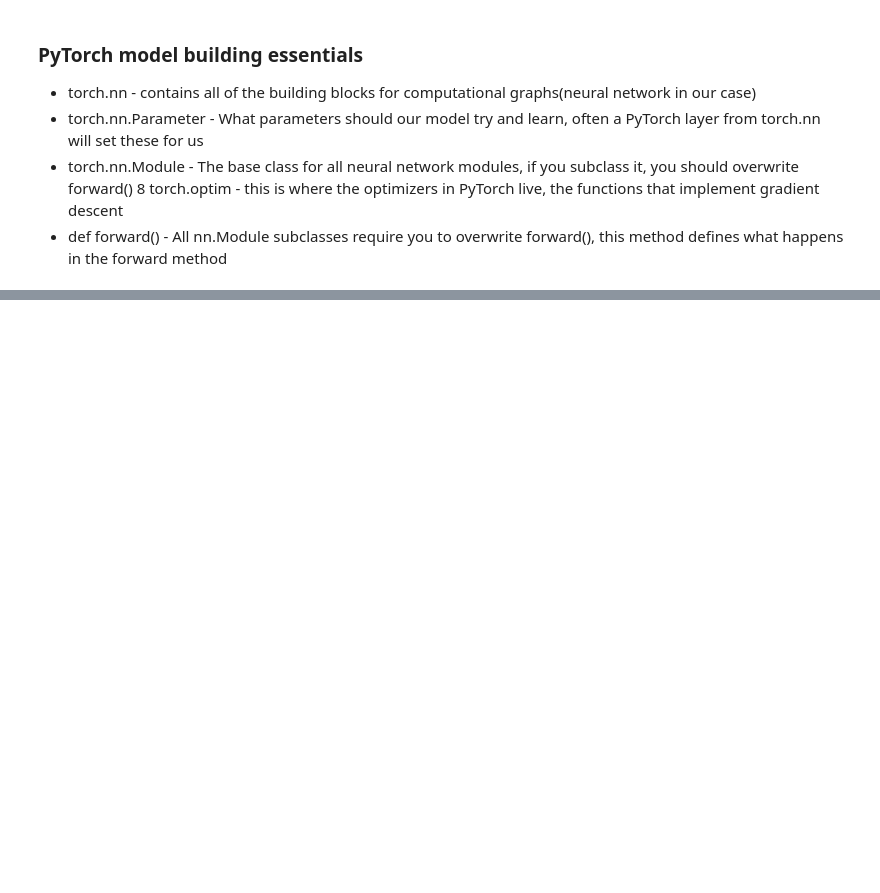
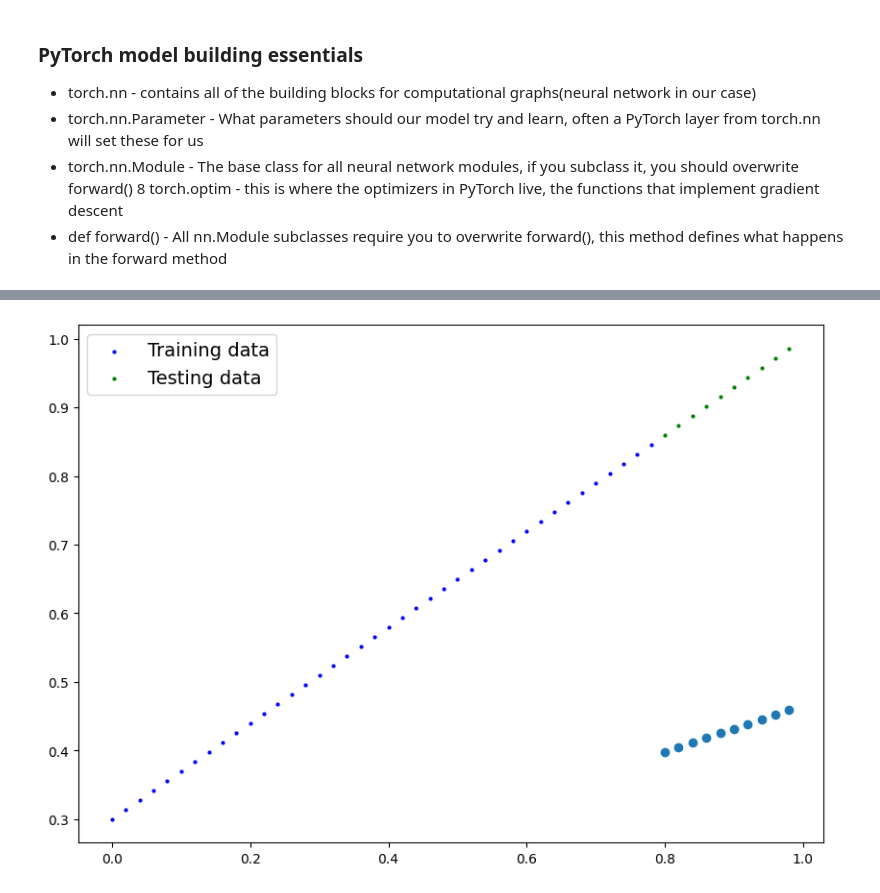
Before and after one commit to arthurzaneti/pytorch-fundamentals, a Jupyter notebook: 01_pytorch_workflow.ipynb, the cells around one changed output, grey strips where cells are left out. Drawn from its saved outputs; the diff is of its cells as text; code cells hidden in the pictures; blank space fills up the shorter version.

```diff
--- a/01_pytorch_workflow.ipynb
+++ b/01_pytorch_workflow.ipynb
@@ -135,3 +135,11 @@ class LinearRegressionModel(nn.Module): #POOP (Python Object orientated programm
 * torch.nn.Module - The base class for all neural network modules, if you subclass it, you should overwrite forward()
 8 torch.optim - this is where the optimizers in PyTorch live, the functions that implement gradient descent
 * def forward() - All nn.Module subclasses require you to overwrite forward(), this method defines what happens in the forward method
+# %%
+### Checking the contents of our PyTorch model
+
+torch.manual_seed(42) # for reproducibility
+
+model_0 = LinearRegressionModel()
+
+list(model_0.parameters())
@@ -137,0 +165,8 @@ class LinearRegressionModel(nn.Module): #POOP (Python Object orientated programm
+# %%
+with torch.inference_mode():
+  y_preds = model_0(X_test)
+
+y_preds
+# Inference mode basically is a way to pytorch keep track of only what matters to make predictions
+# It is basically faster computationaly
+# Good practice to use it when making predictions
@@ -137,0 +197,4 @@ class LinearRegressionModel(nn.Module): #POOP (Python Object orientated programm
+# %%
+plot_predictions(predictions = y_preds) # The points are really far from the green dots
+# %% [output]
+[figure, added]
```
Also changed, not shown: parts of 12 cells of this notebook.
